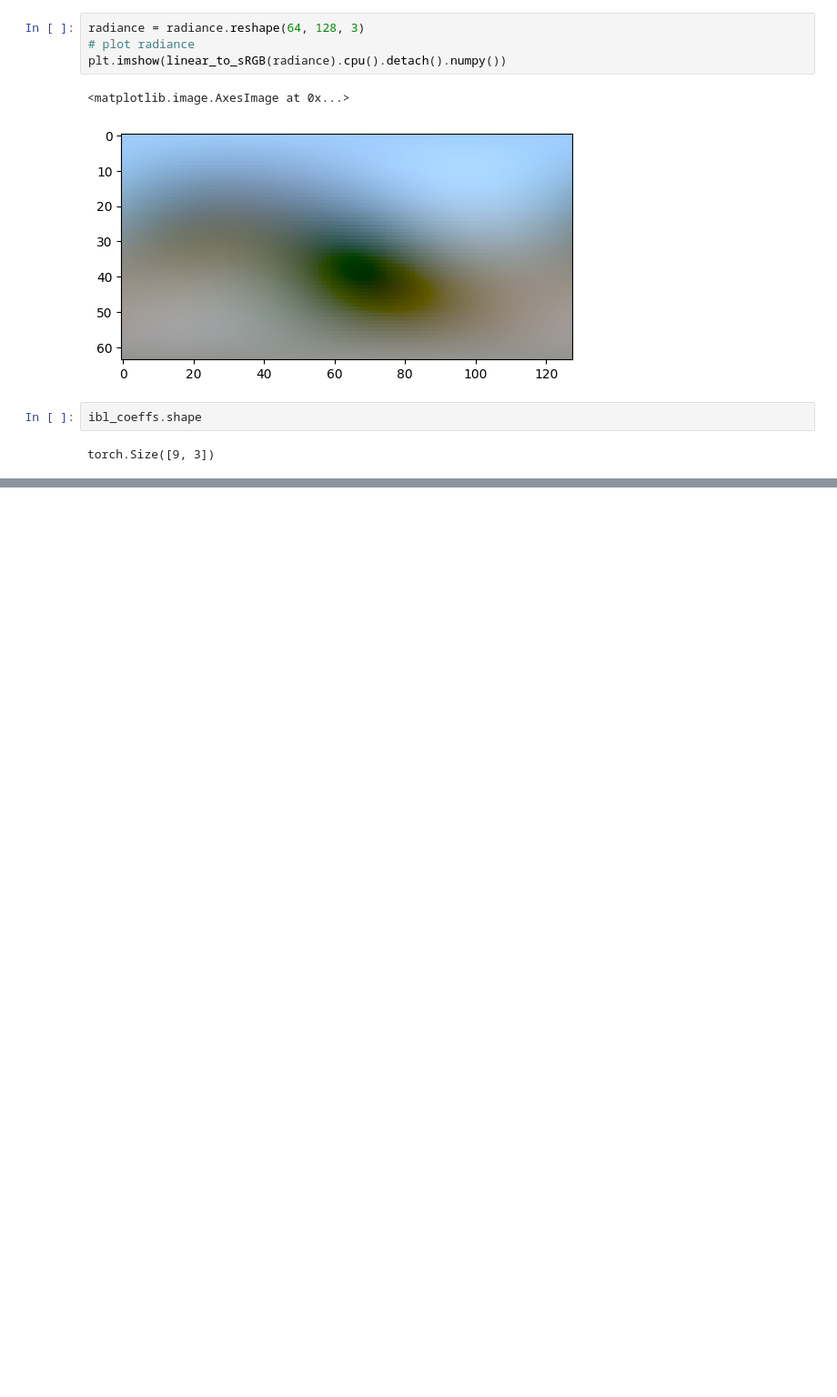
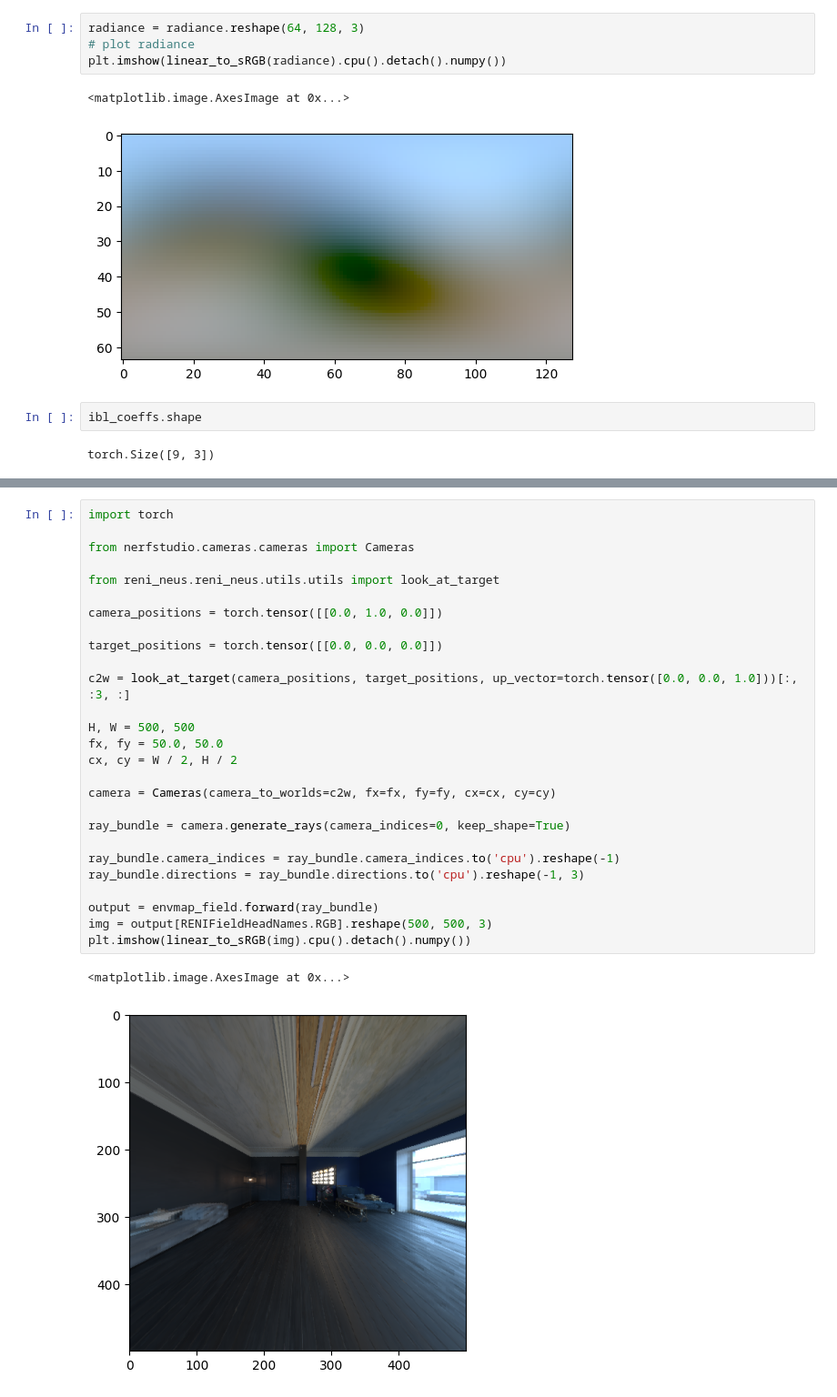
Before and after one commit to JADGardner/ns_reni, a Jupyter notebook: reni/notebooks/reni_tests.ipynb, the cells around one changed output, grey strips where cells are left out. Shown: that part at 91% size. Drawn from its saved outputs; the diff is of its cells as text; blank space fills up the shorter version.

```diff
--- a/reni/notebooks/reni_tests.ipynb
+++ b/reni/notebooks/reni_tests.ipynb
@@ -244,0 +299,30 @@ import torch
+# %%
+import torch
+
+from nerfstudio.cameras.cameras import Cameras
+
+from reni_neus.reni_neus.utils.utils import look_at_target
+
+camera_positions = torch.tensor([[0.0, 1.0, 0.0]])
+
+target_positions = torch.tensor([[0.0, 0.0, 0.0]])
+
+c2w = look_at_target(camera_positions, target_positions, up_vector=torch.tensor([0.0, 0.0, 1.0]))[:, :3, :]
+
+H, W = 500, 500
+fx, fy = 50.0, 50.0
+cx, cy = W / 2, H / 2
+
+camera = Cameras(camera_to_worlds=c2w, fx=fx, fy=fy, cx=cx, cy=cy)
+
+ray_bundle = camera.generate_rays(camera_indices=0, keep_shape=True)
+
+ray_bundle.camera_indices = ray_bundle.camera_indices.to('cpu').reshape(-1)
+ray_bundle.directions = ray_bundle.directions.to('cpu').reshape(-1, 3)
+
+output = envmap_field.forward(ray_bundle)
+img = output[RENIFieldHeadNames.RGB].reshape(500, 500, 3)
+plt.imshow(linear_to_sRGB(img).cpu().detach().numpy())
+# %% [output]
+<matplotlib.image.AxesImage at 0x...>
+[figure, added]
```
Also changed, not shown: parts of 12 cells of this notebook, 5 other files.
